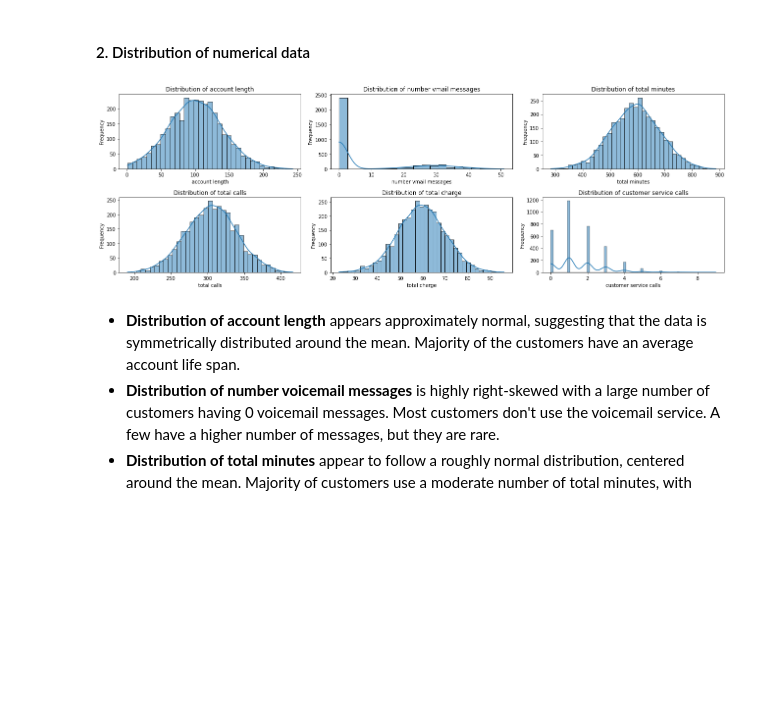
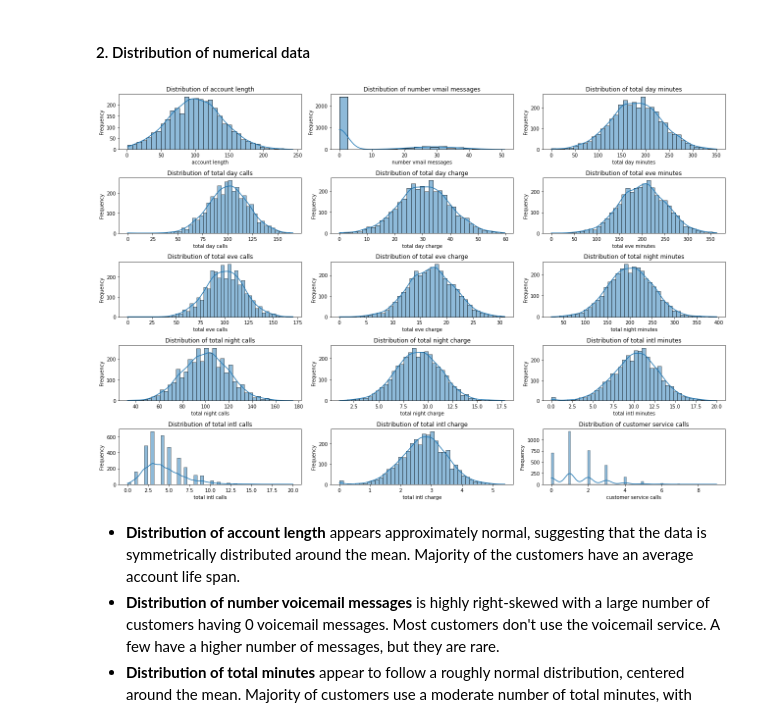
Before and after one commit to tracy-gwehona/Customer-Churn-Prediction, a Jupyter notebook: Customer-Churn-Prediction.ipynb, the cells around one changed output. Drawn from its saved outputs; the diff is of its cells as text; code cells hidden in the pictures; blank space fills up the shorter version.

Commit message:
data preprocessing

```diff
--- a/Customer-Churn-Prediction.ipynb
+++ b/Customer-Churn-Prediction.ipynb
@@ -143,4 +145,12 @@ churn                     0
 dtype: int64
 # %% [markdown]
 There are no missing values in the data.
+# %%
+# Encode categorical variables
+label_encoder = LabelEncoder()
+df['international plan'] = label_encoder.fit_transform(df['international plan'])
+df['voice mail plan'] = label_encoder.fit_transform(df['voice mail plan'])
+
+# Convert boolean to integer
+df['churn'] = df['churn'].astype(int)
 # %% [markdown]
@@ -172,32 +182,25 @@ plt.show()
 # %% [markdown]
 #### 2. Distribution of numerical data
 # %%
-# Create new columns for total charge, minutes and calls
-df1 = df.copy()
+# List of columns with numerical data
+columns = df.drop(columns=['voice mail plan', 'international plan', 'churn'], axis=1).columns
 
-df1['total minutes'] = df1['total day minutes'] + df1['total eve minutes'] + df1['total night minutes'] + df1['total intl minutes']
-df1['total calls'] = df1['total day calls'] + df1['total eve calls'] + df1['total night calls'] + df1['total intl calls']
-df1['total charge'] = df1['total day charge'] + df1['total eve charge'] + df1['total night charge'] + df1['total intl charge']
-
-# List of columns with numerical data
-columns = ['account length', 'number vmail messages', 'total minutes', 'total calls', 'total charge', 'customer service calls']
-
-fig, axes = plt.subplots(2, 3, figsize=(18, 6))
+fig, axes = plt.subplots(5, 3, figsize=(18, 12))
 
 # Flatten axes array
 axes = axes.flatten()
 
 # Loop through the columns and create histogram plots
 for i, col in enumerate(columns):
-    sns.histplot(data=df1, x=col, kde=True, ax=axes[i])
+    sns.histplot(data=df, x=col, kde=True, ax=axes[i])
     axes[i].set_title(f'Distribution of {col}')
     axes[i].set_xlabel(col)
     axes[i].set_ylabel('Frequency')
 
 plt.tight_layout()
 plt.show()
 # %% [output]
-[figure, old version]
+[figure, new version]
 # %% [markdown]
 - **Distribution of account length** appears approximately normal, suggesting that the data is symmetrically distributed around the mean. Majority of the customers have an average account life span.
 - **Distribution of number voicemail messages** is highly right-skewed with a large number of customers having 0 voicemail messages. Most customers don't use the voicemail service. A few have a higher number of messages, but they are rare.
```
Also changed, not shown: parts of 17 cells of this notebook.
